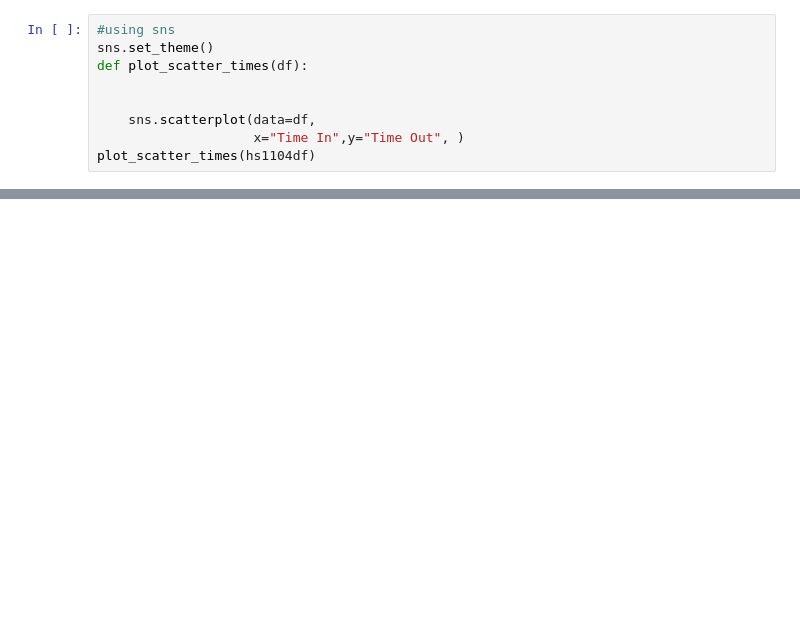
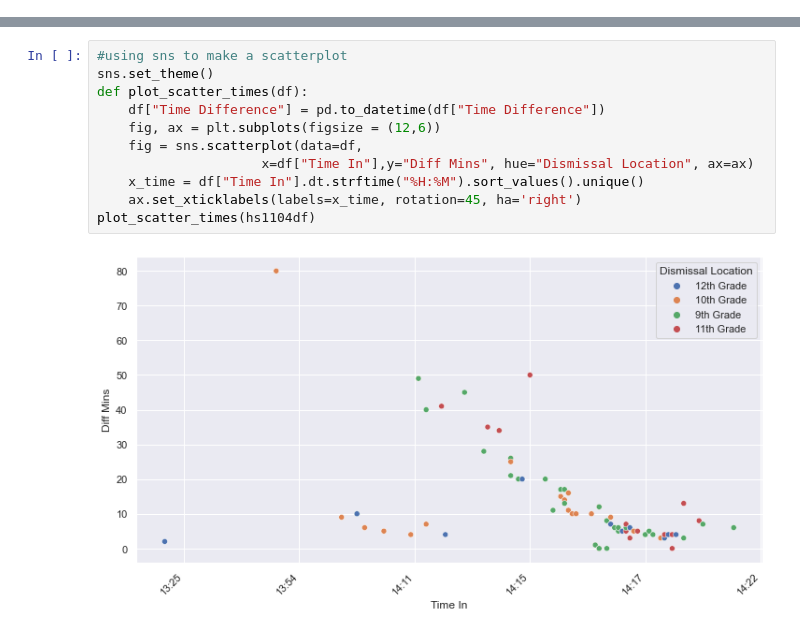
Before and after one commit to EesaWithTheShot/AP-Statistics-School-Carline-Analysis, a Jupyter notebook: testjp.ipynb, the cells around one changed output, grey strips where cells are left out. Cells and saved outputs as stored; diff of their text form; blank space fills up the shorter version.

```diff
--- a/testjp.ipynb
+++ b/testjp.ipynb
@@ -47,9 +48,0 @@ hs1104df
-# %%
-#using sns
-sns.set_theme()
-def plot_scatter_times(df):
-
-
-    sns.scatterplot(data=df,
-                    x="Time In",y="Time Out", )
-plot_scatter_times(hs1104df)
@@ -79,0 +71,13 @@ hs1104df
+# %%
+#using sns to make a scatterplot
+sns.set_theme()
+def plot_scatter_times(df):
+    df["Time Difference"] = pd.to_datetime(df["Time Difference"])
+    fig, ax = plt.subplots(figsize = (12,6))
+    fig = sns.scatterplot(data=df,
+                     x=df["Time In"],y="Diff Mins", hue="Dismissal Location", ax=ax)
+    x_time = df["Time In"].dt.strftime("%H:%M").sort_values().unique()
+    ax.set_xticklabels(labels=x_time, rotation=45, ha='right')
+plot_scatter_times(hs1104df)
+# %% [output]
+[figure, added]
```
Also changed, not shown: parts of 6 cells of this notebook, 1 other file.
